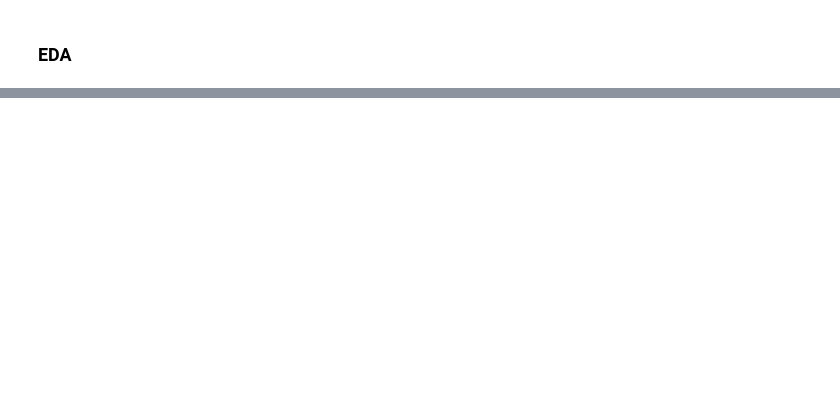
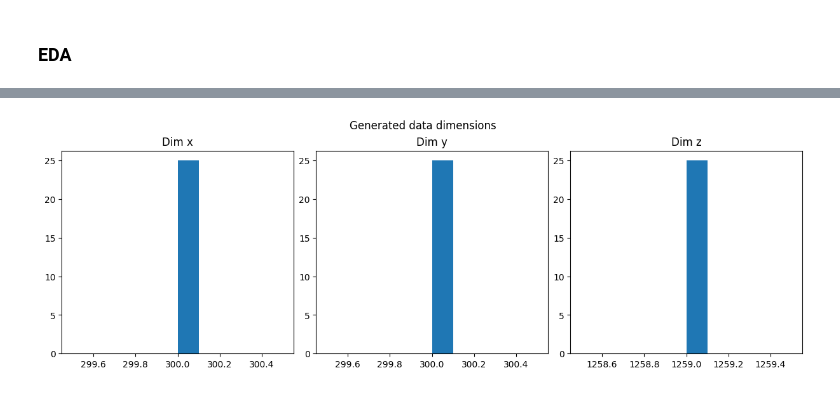
Before and after one commit to Solvro/ml-ptp-team2, a Jupyter notebook: notebooks/eda.ipynb, the cells around one changed output, grey strips where cells are left out. Cells and saved outputs as stored; diff of their text form; code cells hidden in the pictures; blank space fills up the shorter version.

```diff
--- a/notebooks/eda.ipynb
+++ b/notebooks/eda.ipynb
@@ -53,0 +74,4 @@ Real Image (other volume)
+# %%
+img = train_generated_data[0]
+
+img.dataobj
@@ -53,0 +169,12 @@ Real Image (other volume)
+# %%
+def plot_spacial_dim_dist(nib_array, title=''):
+    plt.figure(figsize=(12, 4), constrained_layout=True)
+    plt.suptitle(title)
+    for i in range(3):
+        plt.subplot(1, 3, i + 1)
+        plt.hist([img.header.get_data_shape()[i] for img in nib_array])
+        plt.title(f'Dim {DIMS[i]}')
+# %%
+plot_spacial_dim_dist(train_generated_data, 'Generated data dimensions')
+# %% [output]
+[figure, added]
```
Also changed, not shown: parts of 50 cells of this notebook, 11 other files.
